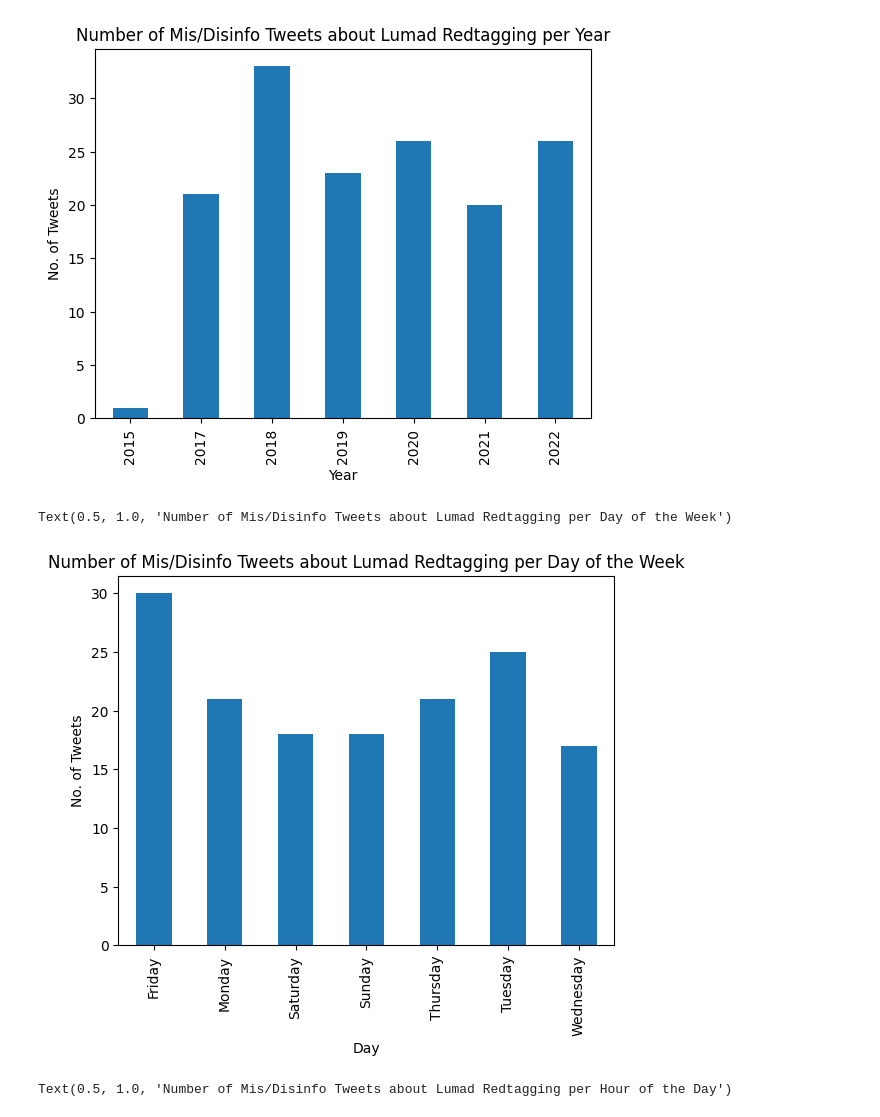
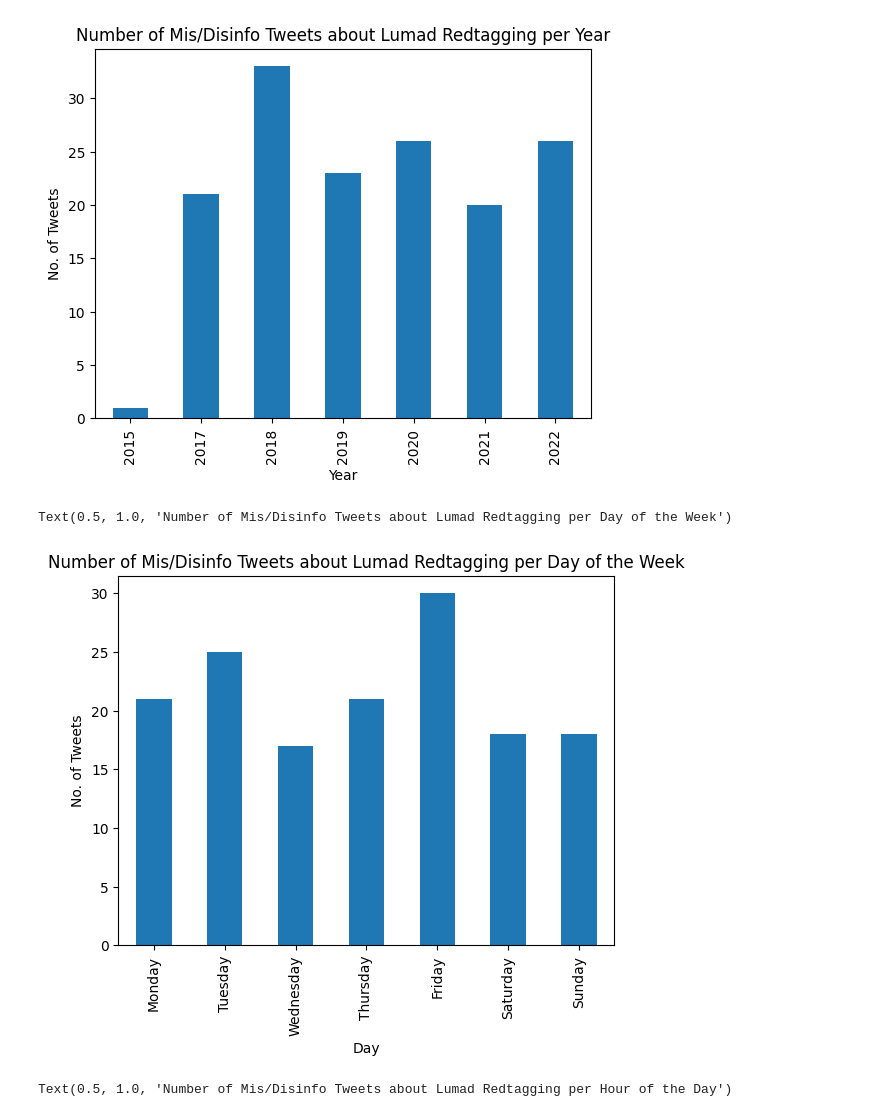
Before and after one commit to layadp/Red-Tagging-of-Lumad-Groups, a Jupyter notebook: code/Group16_DataExploration.ipynb, the cells around one changed output. Saved outputs shown, nothing was run; the diff lists cells and outputs as text; code cells hidden in the pictures.

```diff
--- a/code/Group16_DataExploration.ipynb
+++ b/code/Group16_DataExploration.ipynb
@@ -134,12 +134,13 @@ Text(0.5, 1.0, 'Number of Mis/Disinfo Tweets about Lumad Redtagging per Year')
 [figure]
 # %%
 # According to day
-df.groupby(df['Day']).size().plot.bar()
+days = [ 'Monday', 'Tuesday', 'Wednesday', 'Thursday', 'Friday', 'Saturday', 'Sunday']
+df.groupby(df['Day']).size().reindex(days).plot.bar()
 plt.ylabel("No. of Tweets")
 plt.title("Number of Mis/Disinfo Tweets about Lumad Redtagging per Day of the Week")
 # %% [output]
 Text(0.5, 1.0, 'Number of Mis/Disinfo Tweets about Lumad Redtagging per Day of the Week')
-[figure, old version]
+[figure, new version]
 # %%
 # According to time
 hours = pd.to_datetime(df['Time'], format='%H:%M:%S').dt.hour
```
Also changed, not shown: parts of 1 cell of this notebook, 1 other file.
